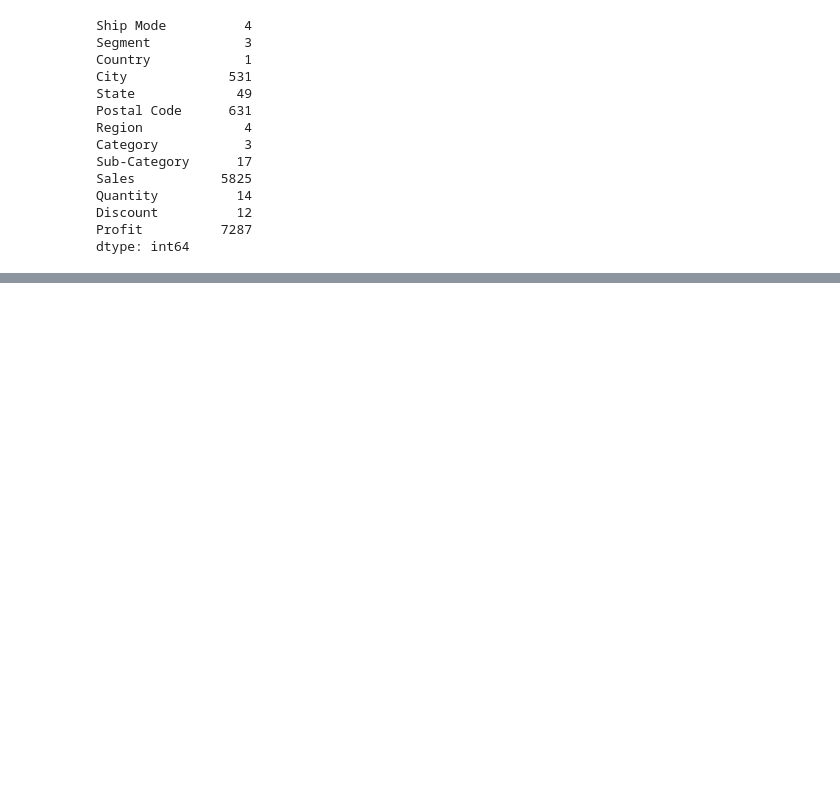
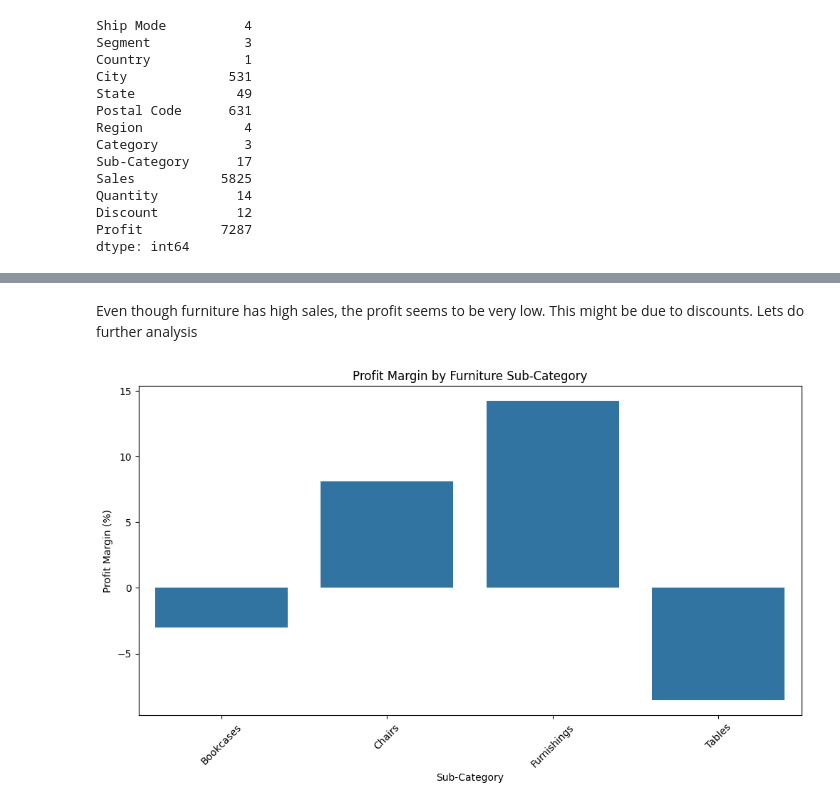
Before and after one commit to ABHIRAM1234/TSF-GRIP-Data-Science-and-Buisness-Analytics, a Jupyter notebook: Task #3/Exploratory Data Analysis - Retail.ipynb, the cells around one changed output, grey strips where cells are left out. Saved outputs shown, nothing was run; the diff lists cells and outputs as text; code cells hidden in the pictures; blank space fills up the shorter version.

```diff
--- a/Task #3/Exploratory Data Analysis - Retail.ipynb
+++ b/Task #3/Exploratory Data Analysis - Retail.ipynb
@@ -425,0 +159,23 @@ grouped
+# %% [markdown]
+Even though furniture has high sales, the profit seems to be very low. This might be due to discounts. Lets do further analysis
+# %%
+# Calculate Profit Margin
+
+df_furniture = df[df['Category'] == 'Furniture']
+df_furniture['Profit Margin (%)'] = (df_furniture['Profit'] / df_furniture['Sales']) * 100
+
+# Use a list to select multiple columns for aggregation
+# First, we will group by 'Sub-Category' and sum 'Sales' and 'Profit'
+profit_margin_summary = df_furniture.groupby('Sub-Category')[['Sales', 'Profit']].sum().reset_index()
+
+# Calculate the overall Profit Margin (%) for each sub-category
+profit_margin_summary['Profit Margin (%)'] = (profit_margin_summary['Profit'] / profit_margin_summary['Sales']) * 100
+
+# Plotting
+plt.figure(figsize=(12, 6))
+sns.barplot(x='Sub-Category', y='Profit Margin (%)', data=profit_margin_summary)
+plt.title('Profit Margin by Furniture Sub-Category')
+plt.xticks(rotation=45)
+plt.show()
+# %% [output]
+[figure, added]
```
Also changed, not shown: parts of 71 cells of this notebook, 1 other file.
